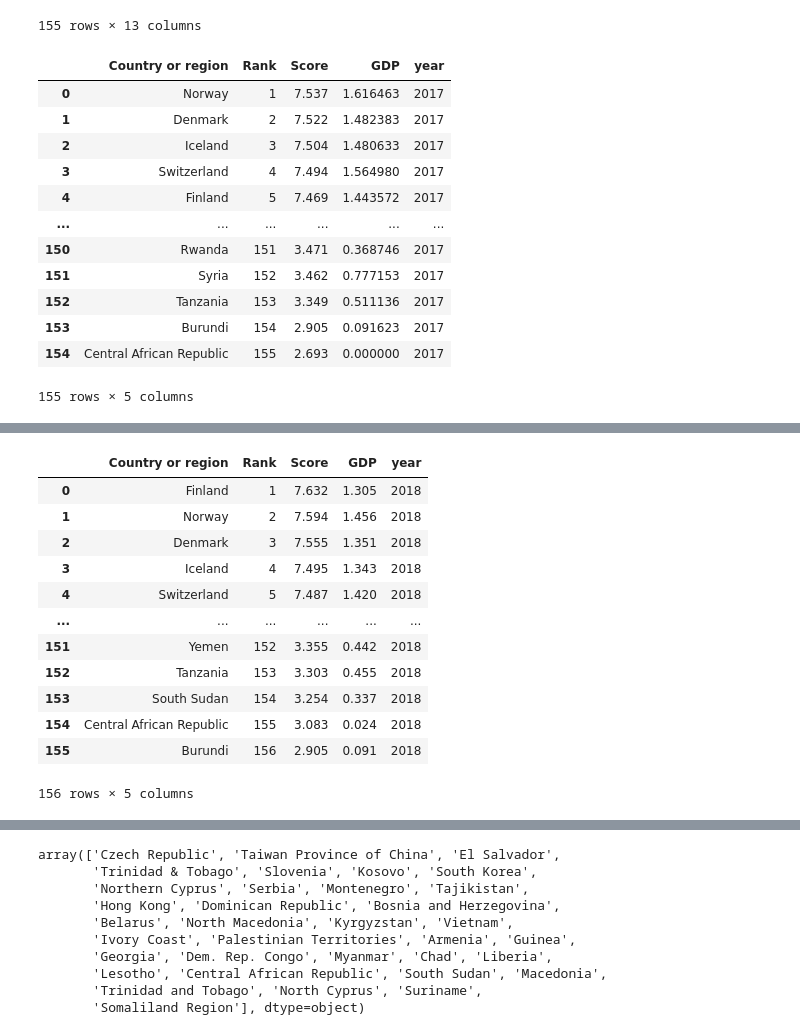
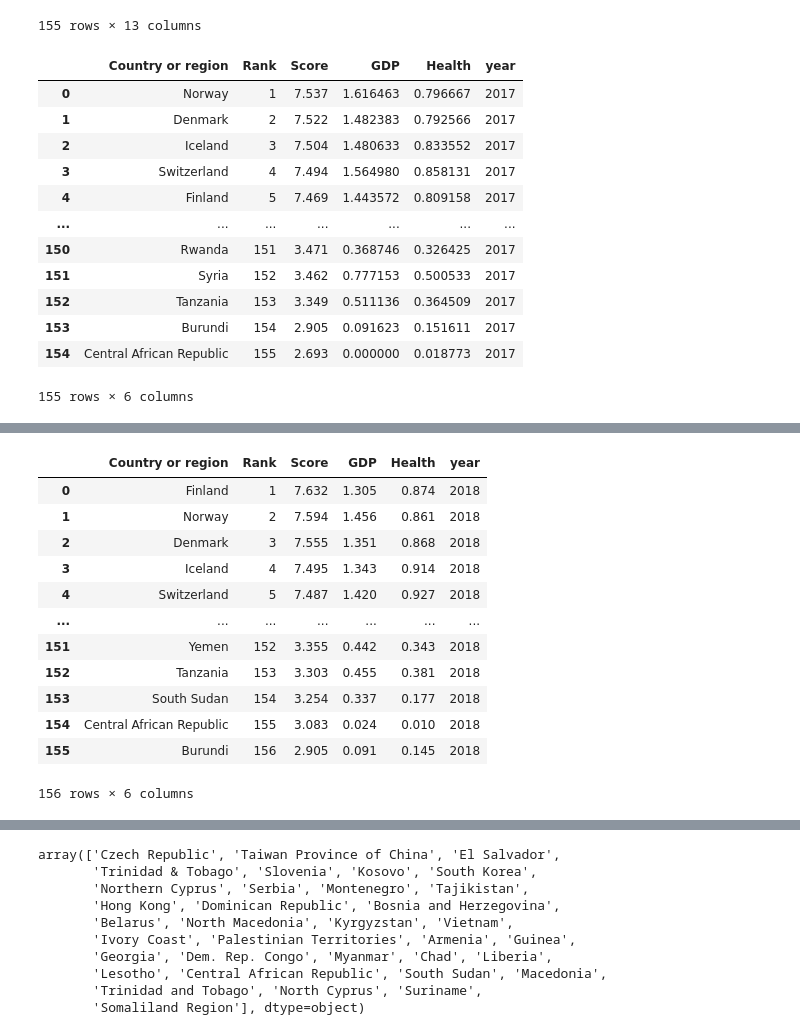
Before and after one commit to littlewhitecatdoge/Worldwide_Happiness_Report-data-visualation, a Jupyter notebook: data/clean.ipynb, the cells around one changed output, grey strips where cells are left out. Saved outputs shown, nothing was run; the diff lists cells and outputs as text; code cells hidden in the pictures.

```diff
--- a/data/clean.ipynb
+++ b/data/clean.ipynb
@@ -91,23 +91,23 @@ df2017
 | 154 | Central African Republic | 155 | 2.693 | 2.864884 | 2.521116 | 0.000000 | 0.000000 | ... |
 155 rows × 13 columns
 # %%
-df2017=df2017[["Country","Happiness.Rank","Happiness.Score","Economy..GDP.per.Capita.","year"]]
-df2017.columns=["Country or region","Rank","Score","GDP","year"]
+df2017=df2017[["Country","Happiness.Rank","Happiness.Score","Economy..GDP.per.Capita.","Health..Life.Expectancy.","year"]]
+df2017.columns=["Country or region","Rank","Score","GDP","Health","year"]
 df2017
 # %% [output]
-|  | Country or region | Rank | Score | GDP | year |
-| 0 | Norway | 1 | 7.537 | 1.616463 | 2017 |
-| 1 | Denmark | 2 | 7.522 | 1.482383 | 2017 |
-| 2 | Iceland | 3 | 7.504 | 1.480633 | 2017 |
-| 3 | Switzerland | 4 | 7.494 | 1.564980 | 2017 |
-| 4 | Finland | 5 | 7.469 | 1.443572 | 2017 |
-| ... | ... | ... | ... | ... | ... |
-| 150 | Rwanda | 151 | 3.471 | 0.368746 | 2017 |
-| 151 | Syria | 152 | 3.462 | 0.777153 | 2017 |
-| 152 | Tanzania | 153 | 3.349 | 0.511136 | 2017 |
-| 153 | Burundi | 154 | 2.905 | 0.091623 | 2017 |
-| 154 | Central African Republic | 155 | 2.693 | 0.000000 | 2017 |
+|  | Country or region | Rank | Score | GDP | Health | year |
+| 0 | Norway | 1 | 7.537 | 1.616463 | 0.796667 | 2017 |
+| 1 | Denmark | 2 | 7.522 | 1.482383 | 0.792566 | 2017 |
+| 2 | Iceland | 3 | 7.504 | 1.480633 | 0.833552 | 2017 |
+| 3 | Switzerland | 4 | 7.494 | 1.564980 | 0.858131 | 2017 |
+| 4 | Finland | 5 | 7.469 | 1.443572 | 0.809158 | 2017 |
+| ... | ... | ... | ... | ... | ... | ... |
+| 150 | Rwanda | 151 | 3.471 | 0.368746 | 0.326425 | 2017 |
+| 151 | Syria | 152 | 3.462 | 0.777153 | 0.500533 | 2017 |
+| 152 | Tanzania | 153 | 3.349 | 0.511136 | 0.364509 | 2017 |
+| 153 | Burundi | 154 | 2.905 | 0.091623 | 0.151611 | 2017 |
+| 154 | Central African Republic | 155 | 2.693 | 0.000000 | 0.018773 | 2017 |
-155 rows × 5 columns
+155 rows × 6 columns
 # %%
 df2018=pd.read_csv("2018.csv")
 df2018["year"]=2018
@@ -127,23 +127,23 @@ df2018
 | 155 | 156 | Burundi | 2.905 | 0.091 | 0.627 | 0.145 | ... |
 156 rows × 10 columns
 # %%
-df2018=df2018[["Country or region","Overall rank","Score","GDP per capita","year"]]
-df2018.columns=["Country or region","Rank","Score","GDP","year"]
+df2018=df2018[["Country or region","Overall rank","Score","GDP per capita","Healthy life expectancy","year"]]
+df2018.columns=["Country or region","Rank","Score","GDP","Health","year"]
 df2018
 # %% [output]
-|  | Country or region | Rank | Score | GDP | year |
-| 0 | Finland | 1 | 7.632 | 1.305 | 2018 |
-| 1 | Norway | 2 | 7.594 | 1.456 | 2018 |
-| 2 | Denmark | 3 | 7.555 | 1.351 | 2018 |
-| 3 | Iceland | 4 | 7.495 | 1.343 | 2018 |
-| 4 | Switzerland | 5 | 7.487 | 1.420 | 2018 |
-| ... | ... | ... | ... | ... | ... |
-| 151 | Yemen | 152 | 3.355 | 0.442 | 2018 |
-| 152 | Tanzania | 153 | 3.303 | 0.455 | 2018 |
-| 153 | South Sudan | 154 | 3.254 | 0.337 | 2018 |
-| 154 | Central African Republic | 155 | 3.083 | 0.024 | 2018 |
-| 155 | Burundi | 156 | 2.905 | 0.091 | 2018 |
+|  | Country or region | Rank | Score | GDP | Health | year |
+| 0 | Finland | 1 | 7.632 | 1.305 | 0.874 | 2018 |
+| 1 | Norway | 2 | 7.594 | 1.456 | 0.861 | 2018 |
+| 2 | Denmark | 3 | 7.555 | 1.351 | 0.868 | 2018 |
+| 3 | Iceland | 4 | 7.495 | 1.343 | 0.914 | 2018 |
+| 4 | Switzerland | 5 | 7.487 | 1.420 | 0.927 | 2018 |
+| ... | ... | ... | ... | ... | ... | ... |
+| 151 | Yemen | 152 | 3.355 | 0.442 | 0.343 | 2018 |
+| 152 | Tanzania | 153 | 3.303 | 0.455 | 0.381 | 2018 |
+| 153 | South Sudan | 154 | 3.254 | 0.337 | 0.177 | 2018 |
+| 154 | Central African Republic | 155 | 3.083 | 0.024 | 0.010 | 2018 |
+| 155 | Burundi | 156 | 2.905 | 0.091 | 0.145 | 2018 |
-156 rows × 5 columns
+156 rows × 6 columns
 # %%
 df2019=pd.read_csv("2019.csv")
 df2019["year"]=2019
```
Also changed, not shown: parts of 4 cells of this notebook, 1 other file.
